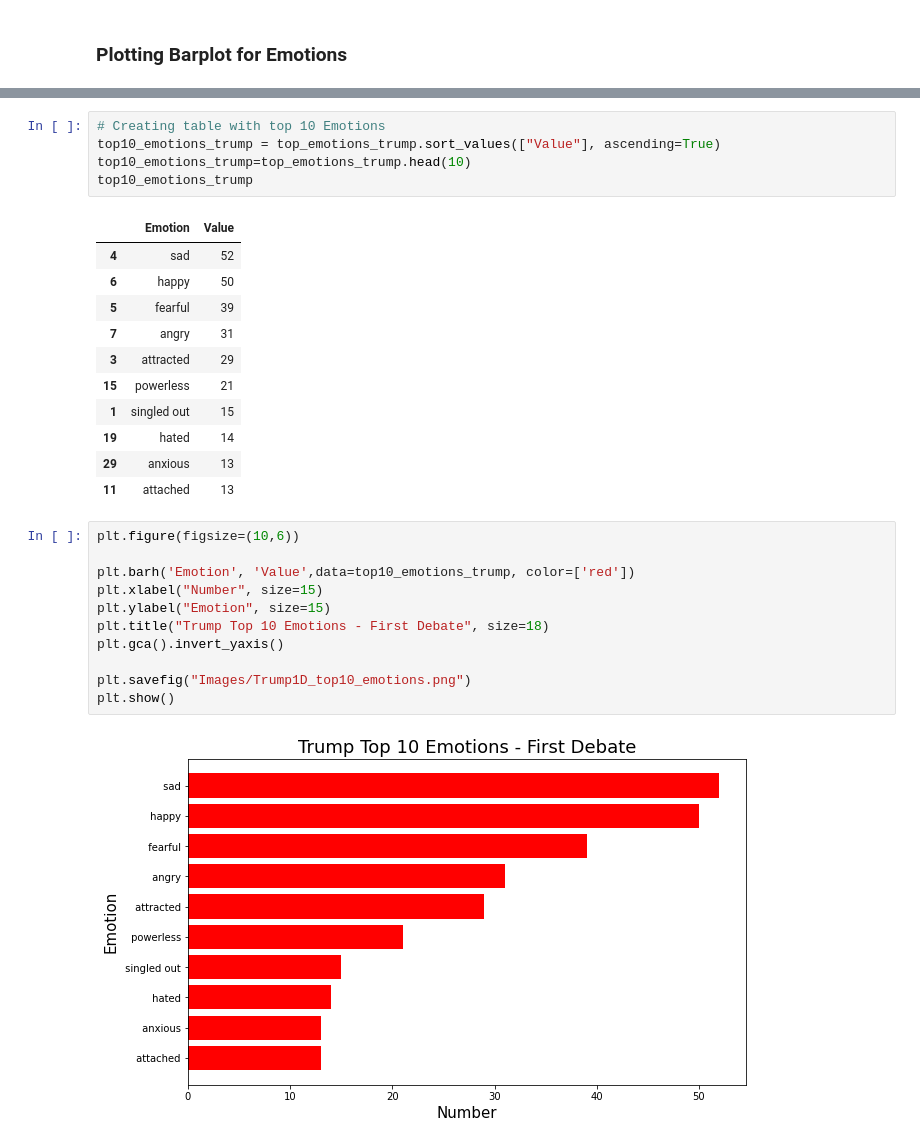
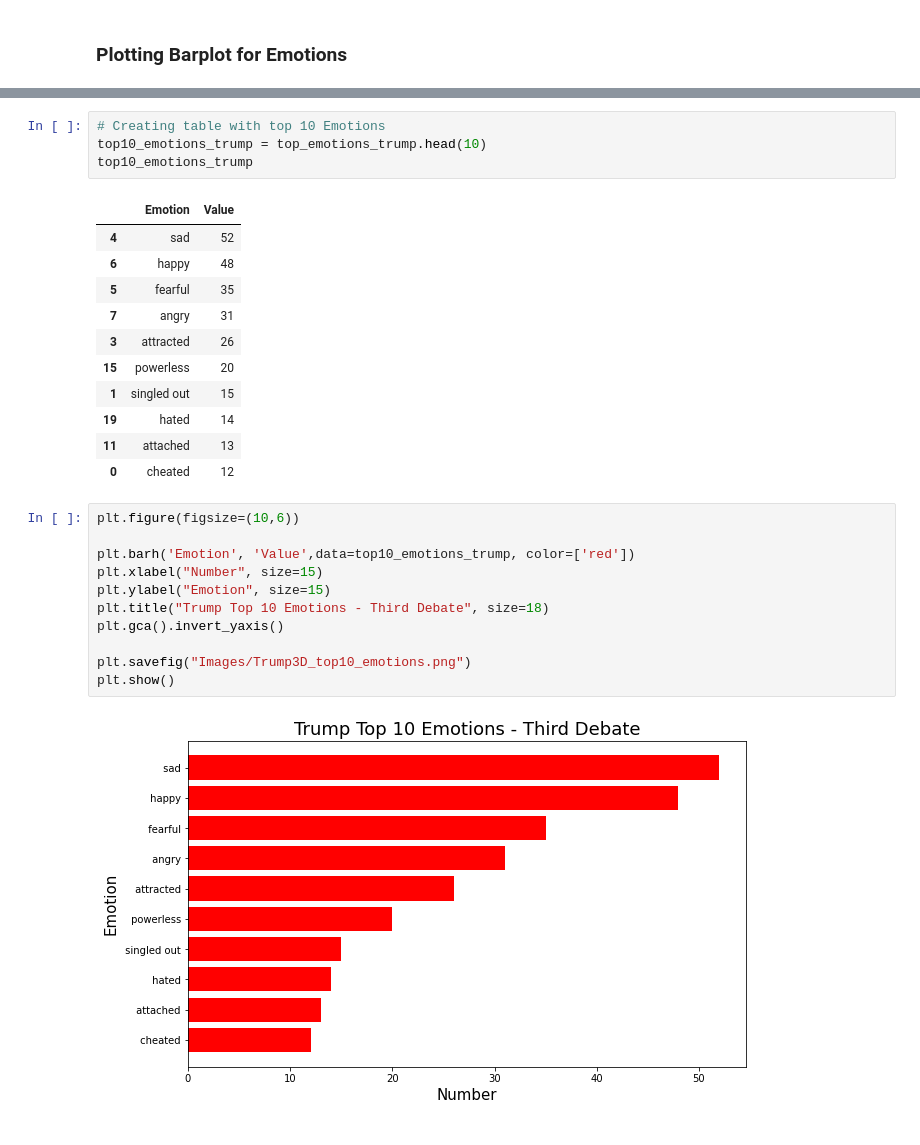
Before and after one commit to GR8505/US_Election_NLP, a Jupyter notebook: Emotion_Test.ipynb, the cells around one changed output, grey strips where cells are left out. Drawn from its saved outputs; the diff is of its cells as text.

```diff
--- a/Emotion_Test.ipynb
+++ b/Emotion_Test.ipynb
@@ -180,33 +180,32 @@ top_emotions_trump
 | 34 | burdened | 2 |
 # %%
 # Creating table with top 10 Emotions
-top10_emotions_trump = top_emotions_trump.sort_values(["Value"], ascending=True)
-top10_emotions_trump=top_emotions_trump.head(10)
+top10_emotions_trump = top_emotions_trump.head(10)
 top10_emotions_trump
 # %% [output]
 |  | Emotion | Value |
 | 4 | sad | 52 |
-| 6 | happy | 50 |
-| 5 | fearful | 39 |
+| 6 | happy | 48 |
+| 5 | fearful | 35 |
 | 7 | angry | 31 |
-| 3 | attracted | 29 |
-| 15 | powerless | 21 |
+| 3 | attracted | 26 |
+| 15 | powerless | 20 |
 | 1 | singled out | 15 |
 | 19 | hated | 14 |
-| 29 | anxious | 13 |
 | 11 | attached | 13 |
+| 0 | cheated | 12 |
 # %%
 plt.figure(figsize=(10,6))
 
 plt.barh('Emotion', 'Value',data=top10_emotions_trump, color=['red'])
 plt.xlabel("Number", size=15)
 plt.ylabel("Emotion", size=15)
-plt.title("Trump Top 10 Emotions - First Debate", size=18)
+plt.title("Trump Top 10 Emotions - Third Debate", size=18)
 plt.gca().invert_yaxis()
 
-plt.savefig("Images/Trump1D_top10_emotions.png")
+plt.savefig("Images/Trump3D_top10_emotions.png")
 plt.show()
 # %% [output]
-[figure, old version]
+[figure, new version]
 # %%
 # Bottom 10 Emotions
```
Also changed, not shown: parts of 10 cells of this notebook, 13 other files.
